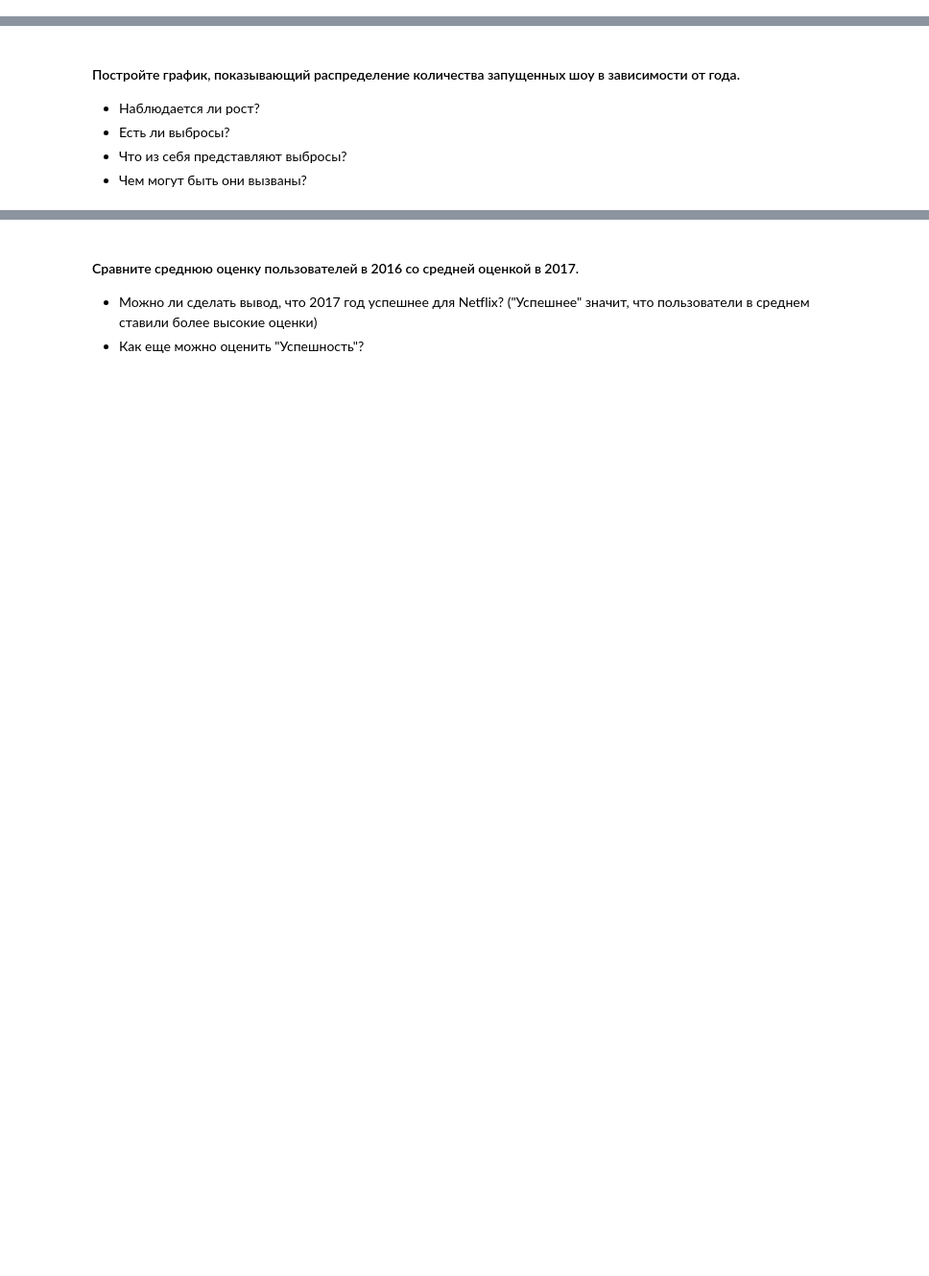
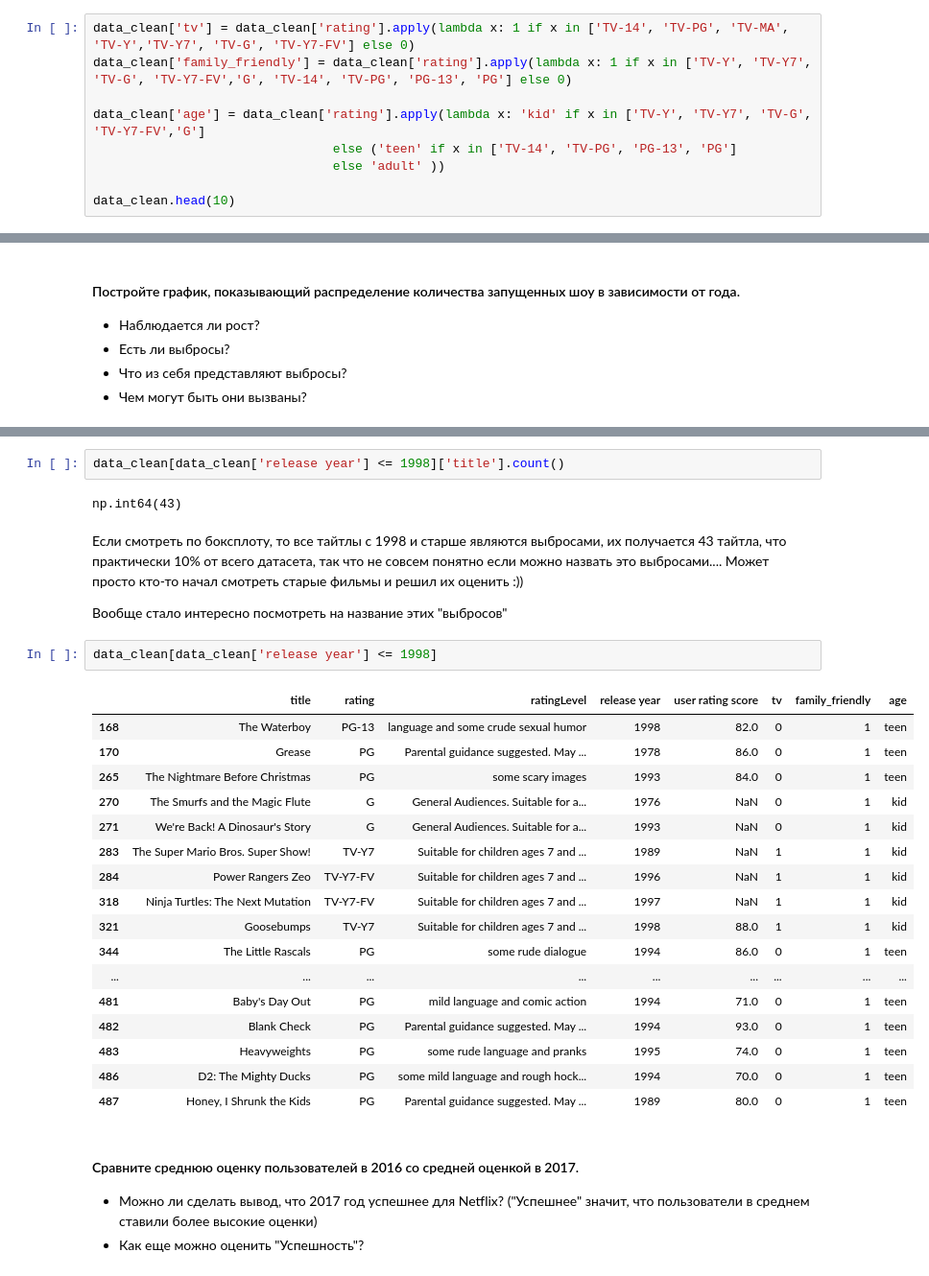
Before and after one commit to tadzhnahal/netflix-shows-eda, a Jupyter notebook: notebooks/Course Project MDS - EDA Netflix_1st_stage.ipynb, the cells around one changed output, grey strips where cells are left out. Shown at 96% size. Saved outputs shown, nothing was run; the diff lists cells and outputs as text; blank space fills up the shorter version.

```diff
--- a/notebooks/Course Project MDS - EDA Netflix_1st_stage.ipynb
+++ b/notebooks/Course Project MDS - EDA Netflix_1st_stage.ipynb
@@ -821,0 +867,9 @@ Ellipsis
+# %%
+data_clean['tv'] = data_clean['rating'].apply(lambda x: 1 if x in ['TV-14', 'TV-PG', 'TV-MA', 'TV-Y','TV-Y7', 'TV-G', 'TV-Y7-FV'] else 0)
+data_clean['family_friendly'] = data_clean['rating'].apply(lambda x: 1 if x in ['TV-Y', 'TV-Y7', 'TV-G', 'TV-Y7-FV','G', 'TV-14', 'TV-PG', 'PG-13', 'PG'] else 0)
+
+data_clean['age'] = data_clean['rating'].apply(lambda x: 'kid' if x in ['TV-Y', 'TV-Y7', 'TV-G', 'TV-Y7-FV','G']
+                                else ('teen' if x in ['TV-14', 'TV-PG', 'PG-13', 'PG']
+                                else 'adult' ))
+
+data_clean.head(10)
@@ -857,3 +1042,31 @@ Ellipsis
+# %%
+data_clean[data_clean['release year'] <= 1998]['title'].count()
+# %% [output]
+np.int64(43)
+# %% [markdown]
+Если смотреть по боксплоту, то все тайтлы с 1998 и старше являются выбросами, их получается 43 тайтла, что практически 10% от всего датасета, так что не совсем понятно если можно назвать это выбросами.... Может просто кто-то начал смотреть старые фильмы и решил их оценить :))
+
+Вообще стало интересно посмотреть на название этих "выбросов"
+# %%
+data_clean[data_clean['release year'] <= 1998]
+# %% [output]
+|  | title | rating | ratingLevel | release year | user rating score | tv | family_friendly | age |
+| 168 | The Waterboy | PG-13 | language and some crude sexual humor | 1998 | 82.0 | 0 | 1 | teen |
+| 170 | Grease | PG | Parental guidance suggested. May ... | 1978 | 86.0 | 0 | 1 | teen |
+| 265 | The Nightmare Before Christmas | PG | some scary images | 1993 | 84.0 | 0 | 1 | teen |
+| 270 | The Smurfs and the Magic Flute | G | General Audiences. Suitable for a... | 1976 | NaN | 0 | 1 | kid |
+| 271 | We're Back! A Dinosaur's Story | G | General Audiences. Suitable for a... | 1993 | NaN | 0 | 1 | kid |
+| 283 | The Super Mario Bros. Super Show! | TV-Y7 | Suitable for children ages 7 and ... | 1989 | NaN | 1 | 1 | kid |
+| 284 | Power Rangers Zeo | TV-Y7-FV | Suitable for children ages 7 and ... | 1996 | NaN | 1 | 1 | kid |
+| 318 | Ninja Turtles: The Next Mutation | TV-Y7-FV | Suitable for children ages 7 and ... | 1997 | NaN | 1 | 1 | kid |
+| 321 | Goosebumps | TV-Y7 | Suitable for children ages 7 and ... | 1998 | 88.0 | 1 | 1 | kid |
+| 344 | The Little Rascals | PG | some rude dialogue | 1994 | 86.0 | 0 | 1 | teen |
+| ... | ... | ... | ... | ... | ... | ... | ... | ... |
+| 481 | Baby's Day Out | PG | mild language and comic action | 1994 | 71.0 | 0 | 1 | teen |
+| 482 | Blank Check | PG | Parental guidance suggested. May ... | 1994 | 93.0 | 0 | 1 | teen |
+| 483 | Heavyweights | PG | some rude language and pranks | 1995 | 74.0 | 0 | 1 | teen |
+| 486 | D2: The Mighty Ducks | PG | some mild language and rough hock... | 1994 | 70.0 | 0 | 1 | teen |
+| 487 | Honey, I Shrunk the Kids | PG | Parental guidance suggested. May ... | 1989 | 80.0 | 0 | 1 | teen |
 # %% [markdown]
 #### Сравните среднюю оценку пользователей в 2016 со средней оценкой в 2017.
 - Можно ли сделать вывод, что 2017 год успешнее для Netflix? ("Успешнее" значит, что пользователи в среднем ставили более высокие оценки)
```
Also changed, not shown: parts of 54 cells of this notebook.
